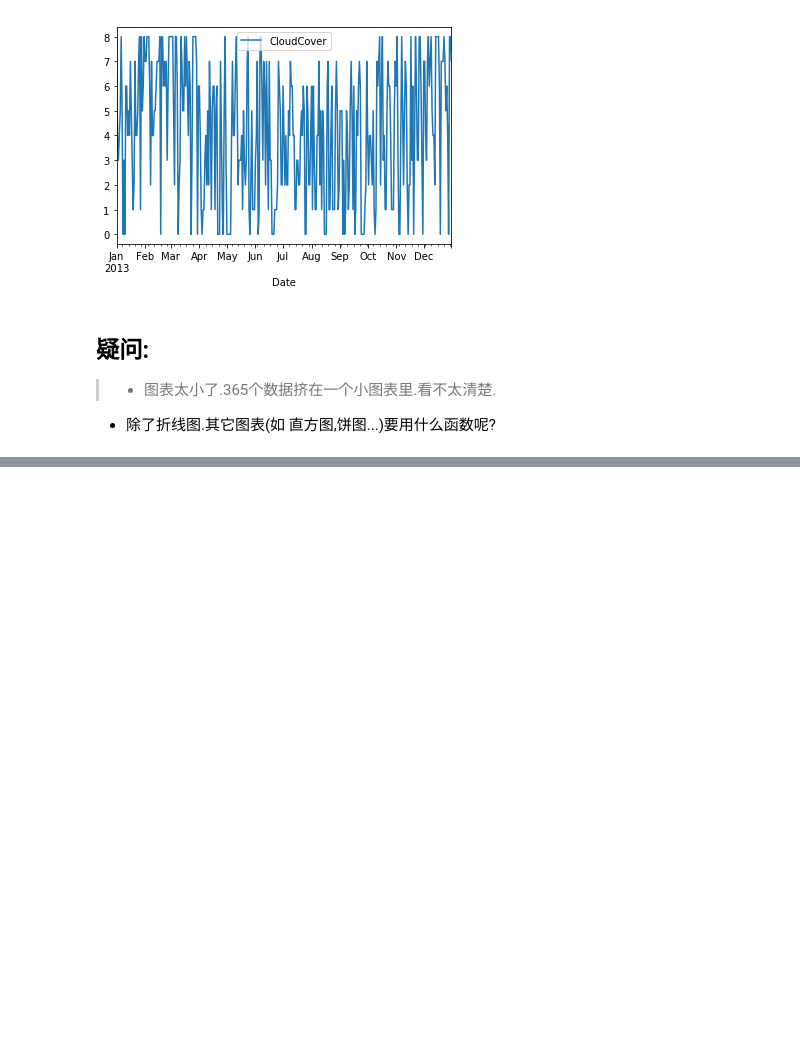
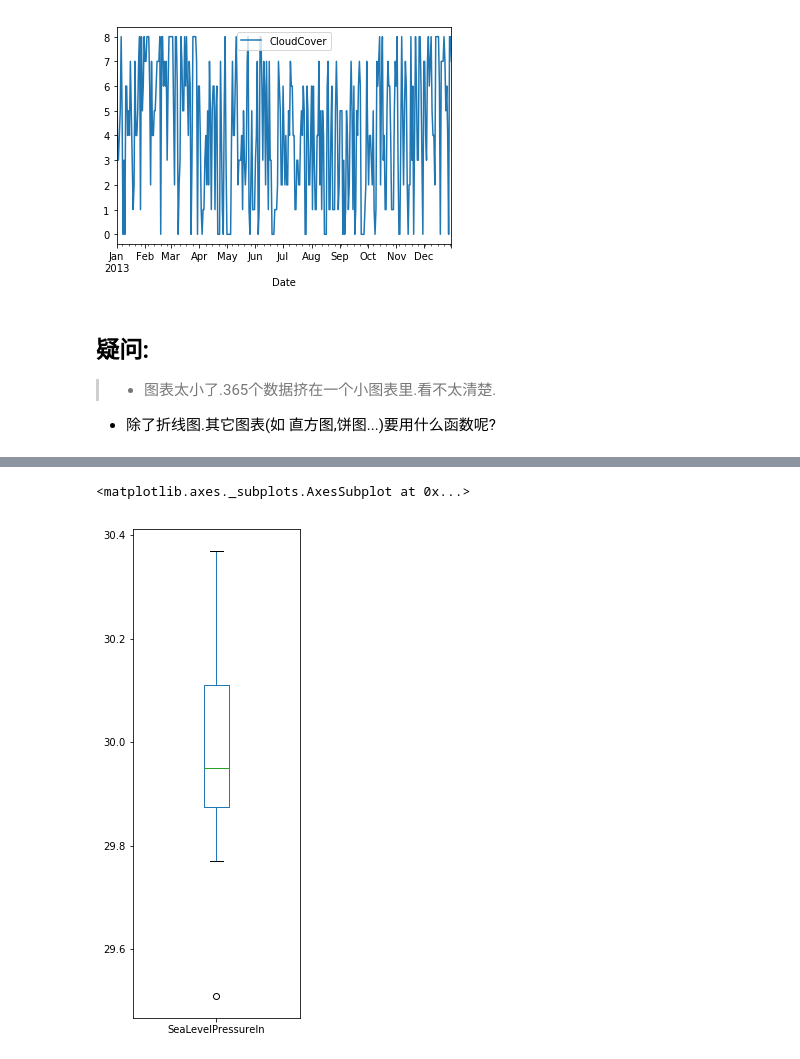
Before and after one commit to pnjoe/data-analysis, a Jupyter notebook: 天气数据简单分析-作业.ipynb, the cells around one changed output, grey strips where cells are left out. Cells and saved outputs as stored; diff of their text form; code cells hidden in the pictures; blank space fills up the shorter version.

```diff
--- a/天气数据简单分析-作业.ipynb
+++ b/天气数据简单分析-作业.ipynb
@@ -227,0 +257,6 @@ weather.plot(y='CloudCover')
+# %%
+# 将3月份的海平面压力 用箱线图表示出来
+Mar.plot(y='SeaLevelPressureIn', kind='box', figsize=(3,9))
+# %% [output]
+<matplotlib.axes._subplots.AxesSubplot at 0x...>
+[figure, added]
```
Also changed, not shown: parts of 8 cells of this notebook.
